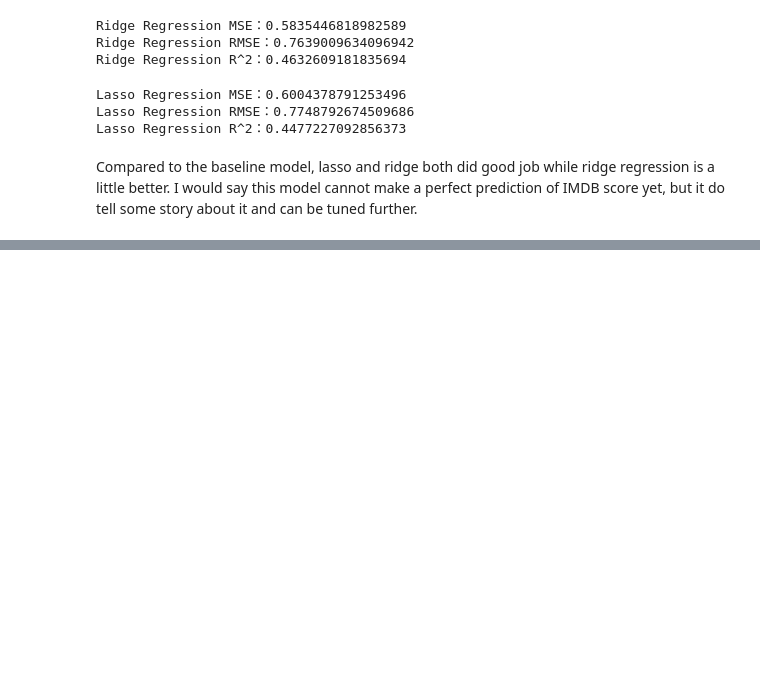
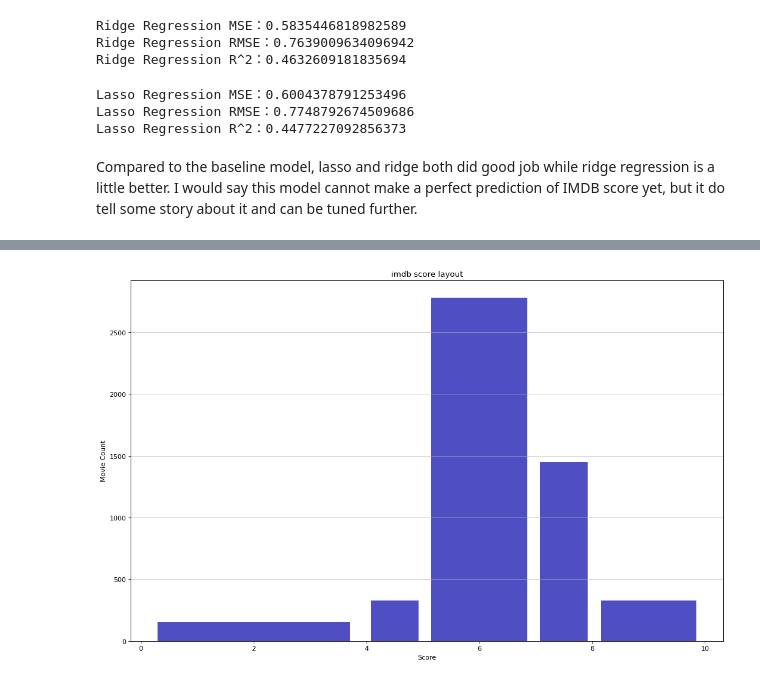
Before and after one commit to parkerhale/demo_project, a Jupyter notebook: IMDB.ipynb, the cells around one changed output, grey strips where cells are left out. Drawn from its saved outputs; the diff is of its cells as text; code cells hidden in the pictures; blank space fills up the shorter version.

```diff
--- a/IMDB.ipynb
+++ b/IMDB.ipynb
@@ -760,0 +770,10 @@ Compared to the baseline model, lasso and ridge both did good job while ridge re
+# %%
+figure(figsize=(16, 10), dpi=80)
+n, bins, patches = plt.hist(x=data['imdb_score'], bins=[0,4,5,7,8,10], color='#0504aa',alpha=0.7, rwidth=0.85)
+plt.grid(axis='y', alpha=0.75)
+plt.xlabel('Score')
+plt.ylabel('Movie Count')
+plt.title('imdb score layout')
+maxfreq = n.max()
+# %% [output]
+[figure, added]
```
Also changed, not shown: parts of 43 cells of this notebook.
